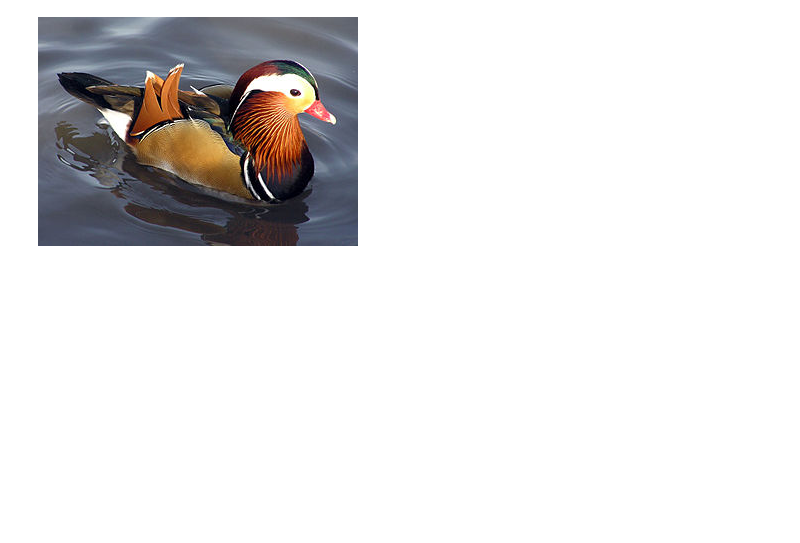
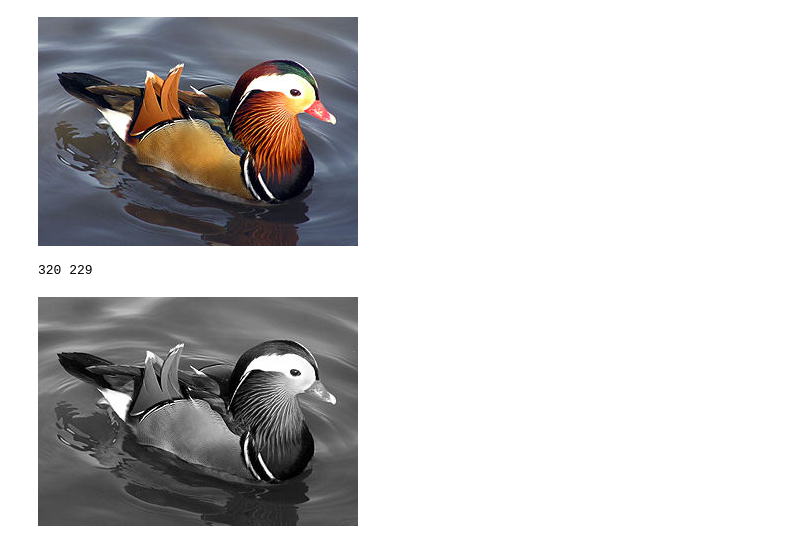
Before and after one commit to dennisumoh325/Computer-Vision, a Jupyter notebook: Wk1_Image_representation.ipynb, the cells around one changed output. Saved outputs shown, nothing was run; the diff lists cells and outputs as text; code cells hidden in the pictures; blank space fills up the shorter version.

Commit message:
converting image to gray color

```diff
--- a/Wk1_Image_representation.ipynb
+++ b/Wk1_Image_representation.ipynb
@@ -16,3 +16,9 @@ pixel_matrix =image.load()
 display(image)
 # %% [output]
 [figure]
+# %%
+#getting the width and height of the image
+width, height = image.size
+print( width, height)
+# %% [output]
+320 229
@@ -18,0 +32,4 @@ display(image)
+# %%
+display(image)
+# %% [output]
+[figure, added]
```
Also changed, not shown: parts of 1 cell of this notebook.
